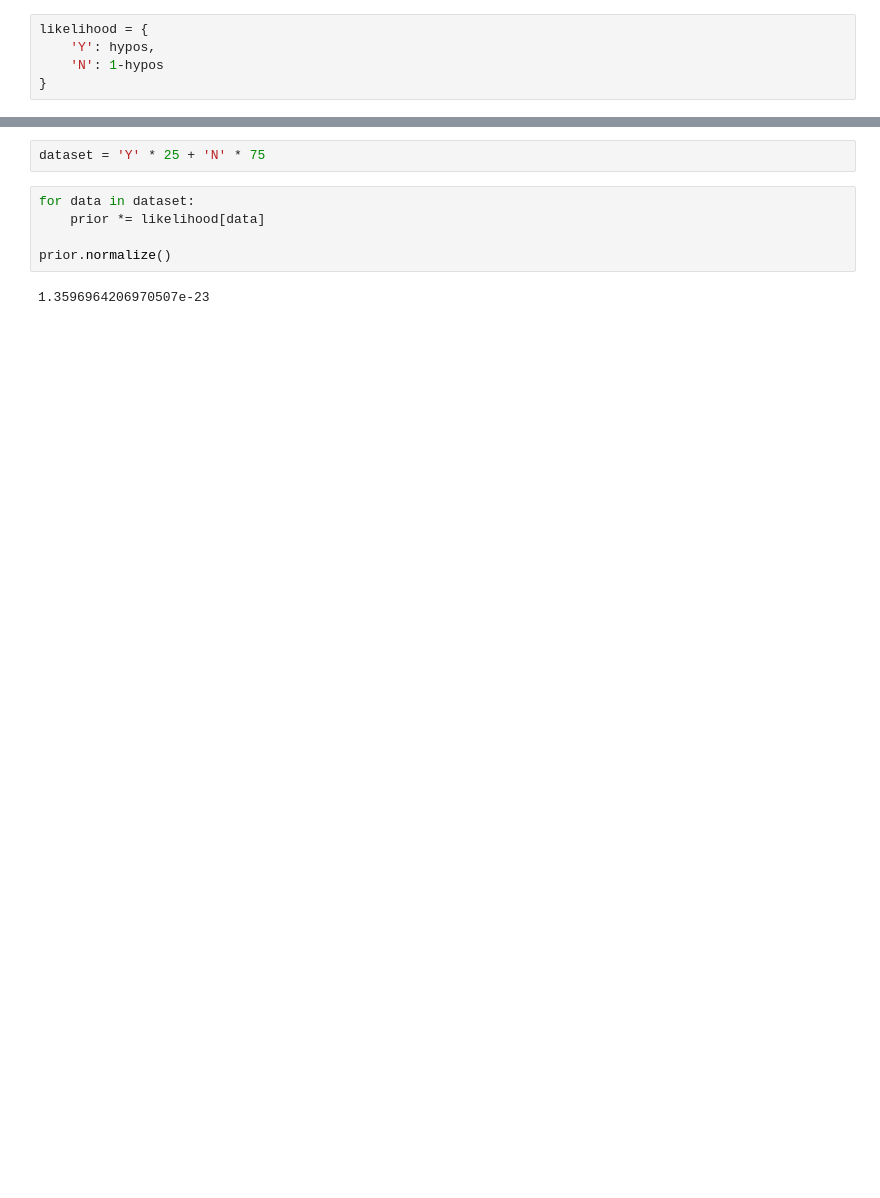
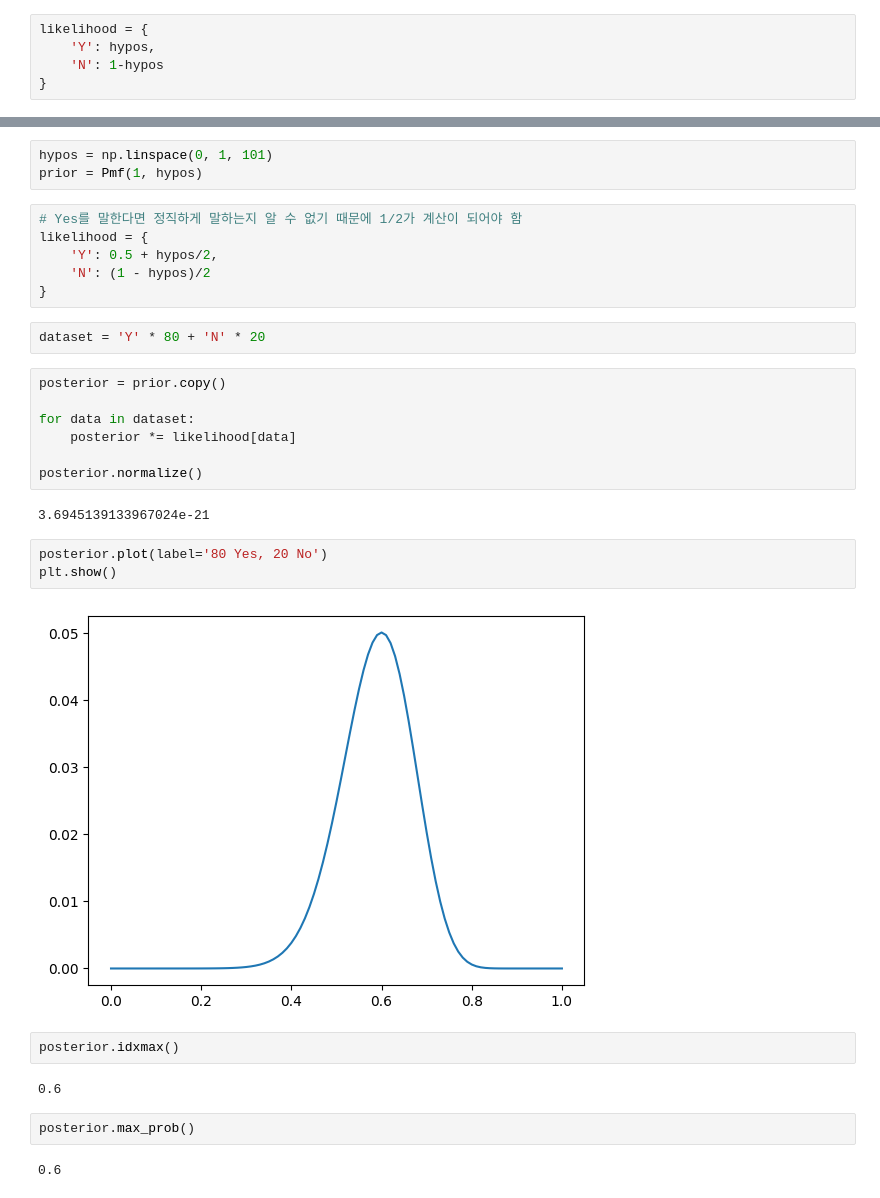
Before and after one commit to longjae/bayes_theorem, a Jupyter notebook: ch4_Estimating_Proportions.ipynb, the cells around one changed output, grey strips where cells are left out. Drawn from its saved outputs; the diff is of its cells as text; blank space fills up the shorter version.

```diff
--- a/ch4_Estimating_Proportions.ipynb
+++ b/ch4_Estimating_Proportions.ipynb
@@ -89,9 +84,33 @@ likelihood = {
+# %%
+hypos = np.linspace(0, 1, 101)
+prior = Pmf(1, hypos)
+# %%
+# Yes를 말한다면 정직하게 말하는지 알 수 없기 때문에 1/2가 계산이 되어야 함
+likelihood = {
+    'Y': 0.5 + hypos/2,
+    'N': (1 - hypos)/2
+}
 # %%
-dataset = 'Y' * 25 + 'N' * 75
+dataset = 'Y' * 80 + 'N' * 20
 # %%
+posterior = prior.copy()
+
 for data in dataset:
-    prior *= likelihood[data]
+    posterior *= likelihood[data]
 
-prior.normalize()
+posterior.normalize()
 # %% [output]
-1.3596964206970507e-23
+3.6945139133967024e-21
+# %%
+posterior.plot(label='80 Yes, 20 No')
+plt.show()
+# %% [output]
+[figure, added]
+# %%
+posterior.idxmax()
+# %% [output]
+0.6
+# %%
+posterior.max_prob()
+# %% [output]
+0.6
```
Also changed, not shown: parts of 25 cells of this notebook.
